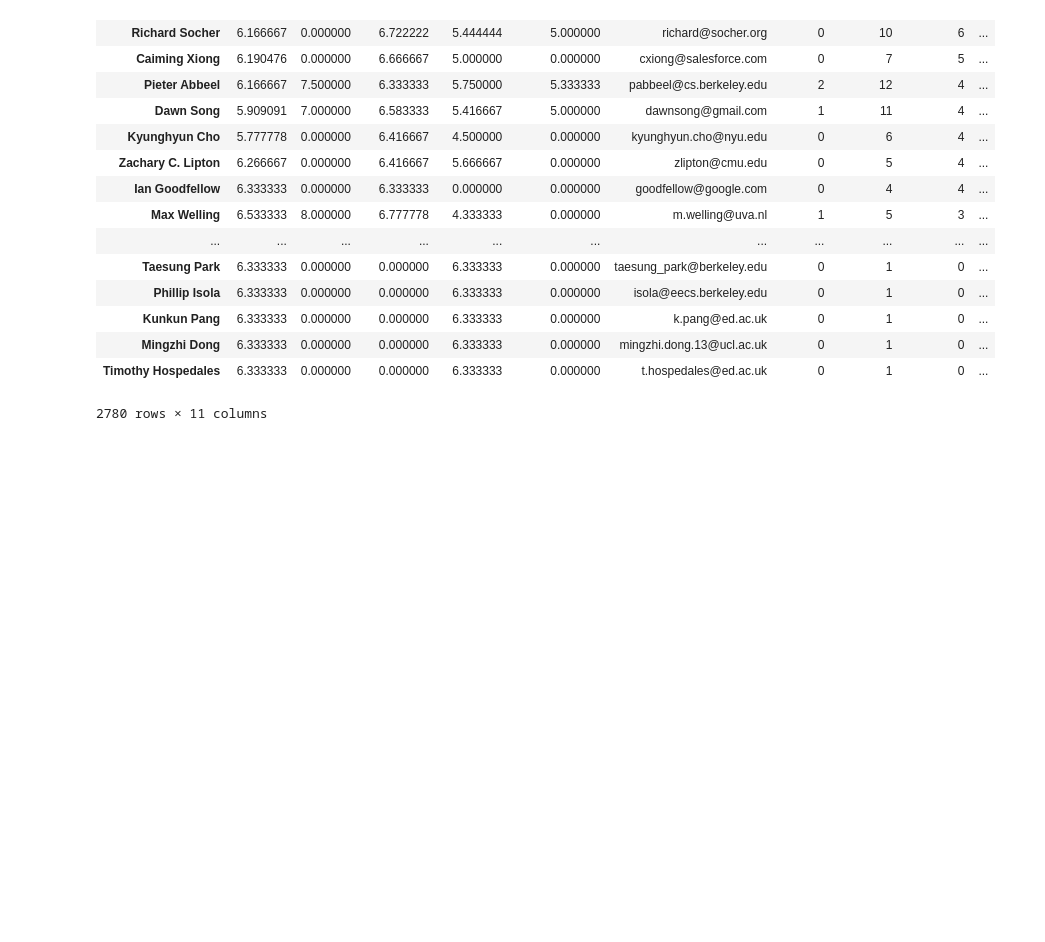
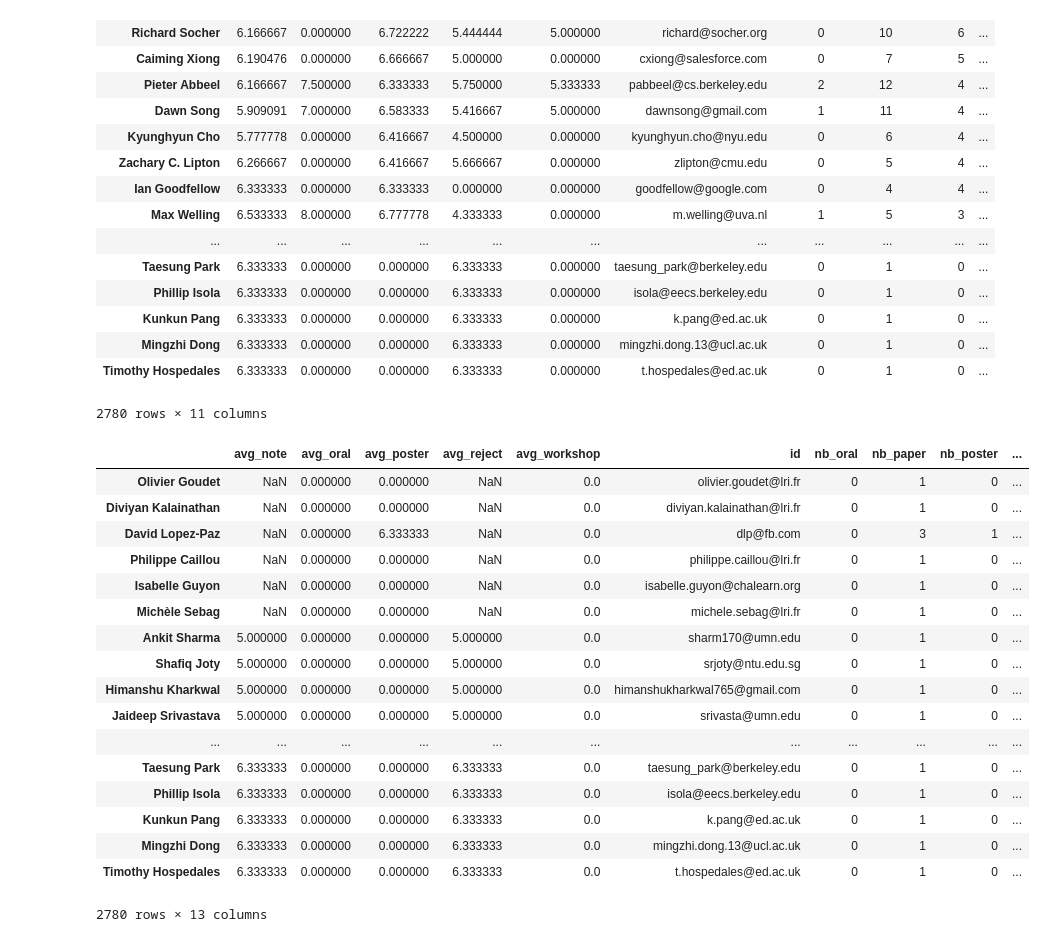
Before and after one commit to pajotarthur/iclr_scrapping, a Jupyter notebook: user database.ipynb, the cells around one changed output. Cells and saved outputs as stored; diff of their text form; code cells hidden in the pictures; blank space fills up the shorter version.

Commit message:
Add institution

```diff
--- a/user database.ipynb
+++ b/user database.ipynb
@@ -153,5 +153,26 @@ df_author.sort_values(['nb_poster','nb_oral','nb_workshop'],ascending=False)
 | Timothy Hospedales | 6.333333 | 0.000000 | 0.000000 | 6.333333 | 0.000000 | t.hospedales@ed.ac.uk | 0 | 1 | 0 | ... |
 2780 rows × 11 columns
 # %%
-df['institution'] = df.authorids.apply(lambda x: x[0].split('@')[-1])
-df['institution_country'] = df.authorids.apply(lambda x: x[0].split('.')[-1])
+df_author['institution'] = df_author.id.apply(lambda x: x.split('@')[-1])
+df_author['institution_country'] = df_author.id.apply(lambda x: x.split('.')[-1])
+# %%
+df_author
+# %% [output]
+|  | avg_note | avg_oral | avg_poster | avg_reject | avg_workshop | id | nb_oral | nb_paper | nb_poster | ... |
+| Olivier Goudet | NaN | 0.000000 | 0.000000 | NaN | 0.0 | olivier.goudet@lri.fr | 0 | 1 | 0 | ... |
+| Diviyan Kalainathan | NaN | 0.000000 | 0.000000 | NaN | 0.0 | diviyan.kalainathan@lri.fr | 0 | 1 | 0 | ... |
+| David Lopez-Paz | NaN | 0.000000 | 6.333333 | NaN | 0.0 | dlp@fb.com | 0 | 3 | 1 | ... |
+| Philippe Caillou | NaN | 0.000000 | 0.000000 | NaN | 0.0 | philippe.caillou@lri.fr | 0 | 1 | 0 | ... |
+| Isabelle Guyon | NaN | 0.000000 | 0.000000 | NaN | 0.0 | isabelle.guyon@chalearn.org | 0 | 1 | 0 | ... |
+| Michèle Sebag | NaN | 0.000000 | 0.000000 | NaN | 0.0 | michele.sebag@lri.fr | 0 | 1 | 0 | ... |
+| Ankit Sharma | 5.000000 | 0.000000 | 0.000000 | 5.000000 | 0.0 | sharm170@umn.edu | 0 | 1 | 0 | ... |
+| Shafiq Joty | 5.000000 | 0.000000 | 0.000000 | 5.000000 | 0.0 | srjoty@ntu.edu.sg | 0 | 1 | 0 | ... |
+| Himanshu Kharkwal | 5.000000 | 0.000000 | 0.000000 | 5.000000 | 0.0 | himanshukharkwal765@gmail.com | 0 | 1 | 0 | ... |
+| Jaideep Srivastava | 5.000000 | 0.000000 | 0.000000 | 5.000000 | 0.0 | srivasta@umn.edu | 0 | 1 | 0 | ... |
+| ... | ... | ... | ... | ... | ... | ... | ... | ... | ... | ... |
+| Taesung Park | 6.333333 | 0.000000 | 0.000000 | 6.333333 | 0.0 | taesung_park@berkeley.edu | 0 | 1 | 0 | ... |
+| Phillip Isola | 6.333333 | 0.000000 | 0.000000 | 6.333333 | 0.0 | isola@eecs.berkeley.edu | 0 | 1 | 0 | ... |
+| Kunkun Pang | 6.333333 | 0.000000 | 0.000000 | 6.333333 | 0.0 | k.pang@ed.ac.uk | 0 | 1 | 0 | ... |
+| Mingzhi Dong | 6.333333 | 0.000000 | 0.000000 | 6.333333 | 0.0 | mingzhi.dong.13@ucl.ac.uk | 0 | 1 | 0 | ... |
+| Timothy Hospedales | 6.333333 | 0.000000 | 0.000000 | 6.333333 | 0.0 | t.hospedales@ed.ac.uk | 0 | 1 | 0 | ... |
+2780 rows × 13 columns
```
Also changed, not shown: parts of 2 cells of this notebook, 1 other file.
